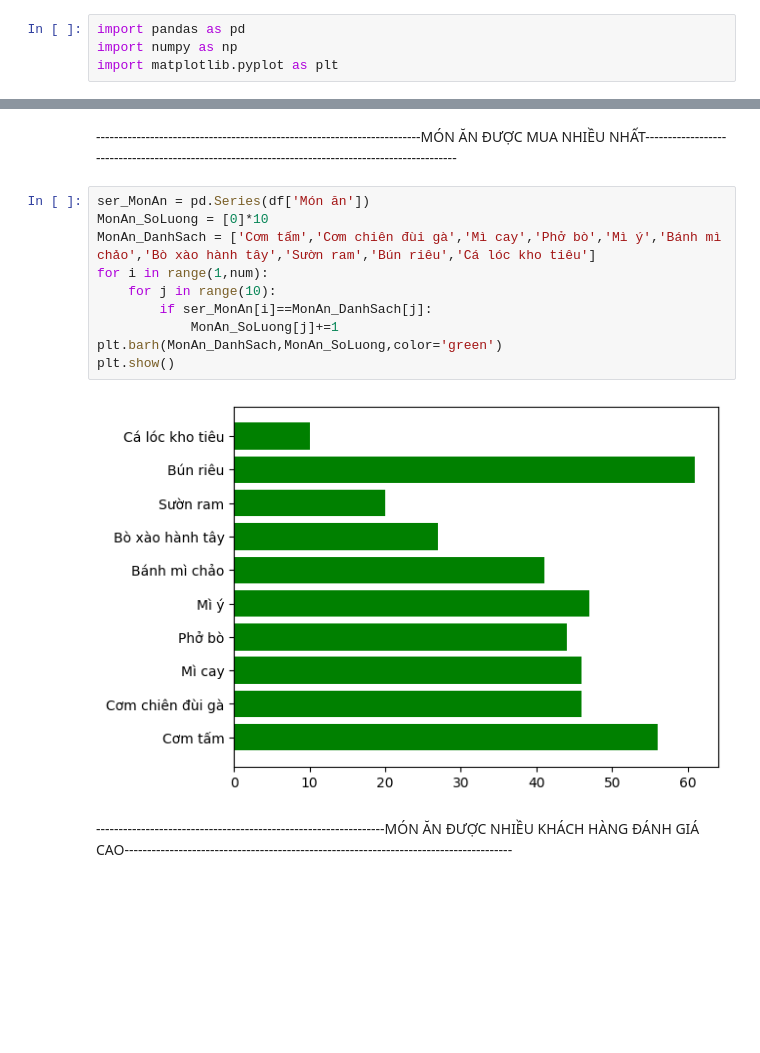
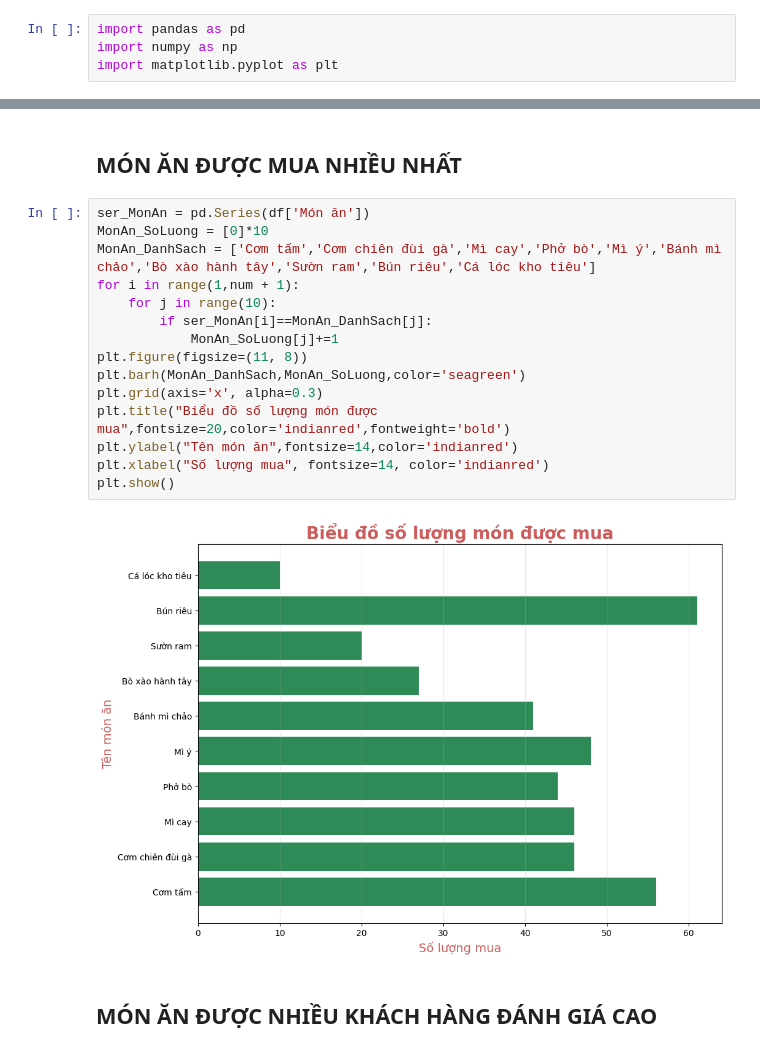
Before and after one commit to LIIHERTZ/Do_an_cuoi_ky_Python, a Jupyter notebook: main.ipynb, the cells around one changed output, grey strips where cells are left out. Cells and saved outputs as stored; diff of their text form; blank space fills up the shorter version.

```diff
--- a/main.ipynb
+++ b/main.ipynb
@@ -21,21 +21,26 @@ df.head(10)
 | 9 | Trần Thị Mai | Mì ý | Ngon | Đắt | Rất tốt | ... |
 | 10 | Đặng Văn Hải | Bánh mì chảo | Tệ | Đắt | Bình thường | ... |
 # %% [markdown]
-------------------------------------------------------------------------MÓN ĂN ĐƯỢC MUA NHIỀU NHẤT--------------------------------------------------------------------------------------------------
+## MÓN ĂN ĐƯỢC MUA NHIỀU NHẤT
 # %%
 ser_MonAn = pd.Series(df['Món ăn'])
 MonAn_SoLuong = [0]*10
 MonAn_DanhSach = ['Cơm tấm','Cơm chiên đùi gà','Mì cay','Phở bò','Mì ý','Bánh mì chảo','Bò xào hành tây','Sườn ram','Bún riêu','Cá lóc kho tiêu']
-for i in range(1,num):
+for i in range(1,num + 1):
     for j in range(10):
         if ser_MonAn[i]==MonAn_DanhSach[j]:
             MonAn_SoLuong[j]+=1
-plt.barh(MonAn_DanhSach,MonAn_SoLuong,color='green')
+plt.figure(figsize=(11, 8))
+plt.barh(MonAn_DanhSach,MonAn_SoLuong,color='seagreen')
+plt.grid(axis='x', alpha=0.3)
+plt.title("Biểu đồ số lượng món được mua",fontsize=20,color='indianred',fontweight='bold')
+plt.ylabel("Tên món ăn",fontsize=14,color='indianred')
+plt.xlabel("Số lượng mua", fontsize=14, color='indianred')
 plt.show()
 # %% [output]
-[figure, old version]
+[figure, new version]
 # %% [markdown]
-----------------------------------------------------------------MÓN ĂN ĐƯỢC NHIỀU KHÁCH HÀNG ĐÁNH GIÁ CAO--------------------------------------------------------------------------------------
+## MÓN ĂN ĐƯỢC NHIỀU KHÁCH HÀNG ĐÁNH GIÁ CAO
 # %%
 ser_DanhGiaMonAn = pd.Series(df['Đánh giá chất lượng món ăn'])
 DanhGia = ['Rất tệ','Tệ','Bình thường','Ngon','Rất ngon']
```
Also changed, not shown: parts of 3 cells of this notebook.
